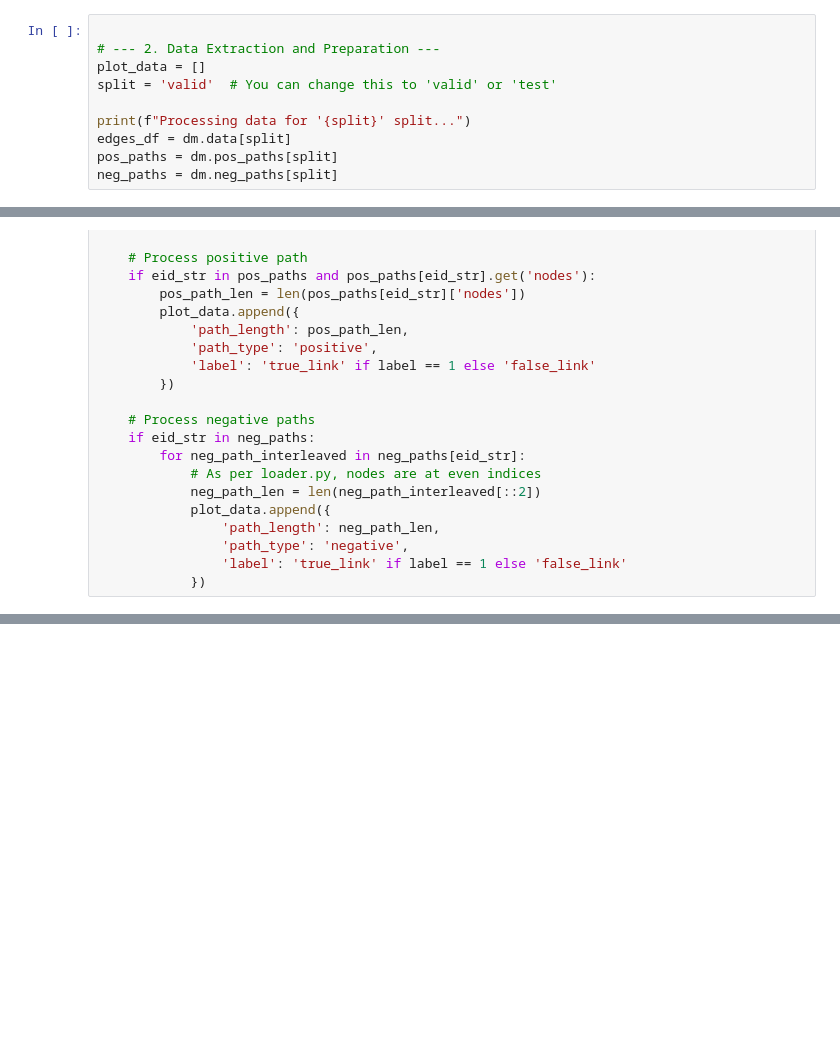
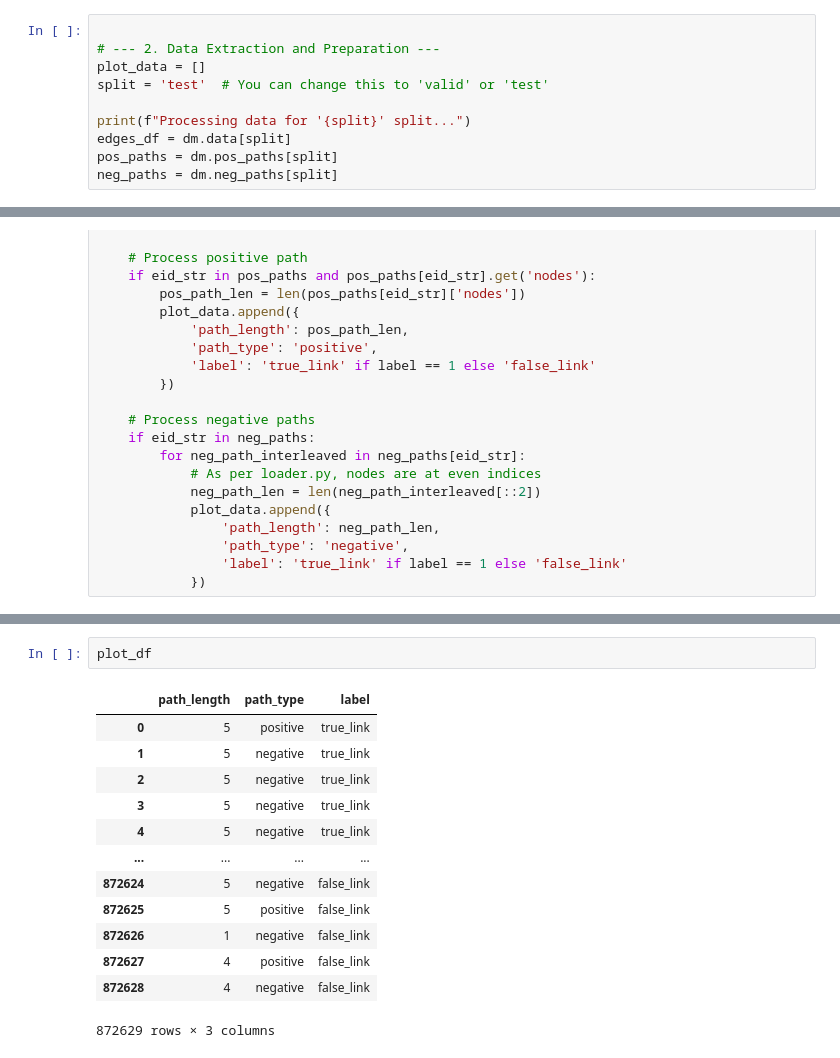
Before and after one commit to HaiDang2001VN/tkgc-art, a Jupyter notebook: v4/analyze.ipynb, the cells around one changed output, grey strips where cells are left out. Saved outputs shown, nothing was run; the diff lists cells and outputs as text; blank space fills up the shorter version.

```diff
--- a/v4/analyze.ipynb
+++ b/v4/analyze.ipynb
@@ -22,7 +49,7 @@ print("Data loaded.")
 
 # --- 2. Data Extraction and Preparation ---
 plot_data = []
-split = 'valid'  # You can change this to 'valid' or 'test'
+split = 'test'  # You can change this to 'valid' or 'test'
 
 print(f"Processing data for '{split}' split...")
 edges_df = dm.data[split]
@@ -94,0 +130,16 @@ else:
+# %%
+plot_df
+# %% [output]
+|  | path_length | path_type | label |
+| 0 | 5 | positive | true_link |
+| 1 | 5 | negative | true_link |
+| 2 | 5 | negative | true_link |
+| 3 | 5 | negative | true_link |
+| 4 | 5 | negative | true_link |
+| ... | ... | ... | ... |
+| 872624 | 5 | negative | false_link |
+| 872625 | 5 | positive | false_link |
+| 872626 | 1 | negative | false_link |
+| 872627 | 4 | positive | false_link |
+| 872628 | 4 | negative | false_link |
+872629 rows × 3 columns
```
Also changed, not shown: parts of 12 cells of this notebook, 3 other files.
